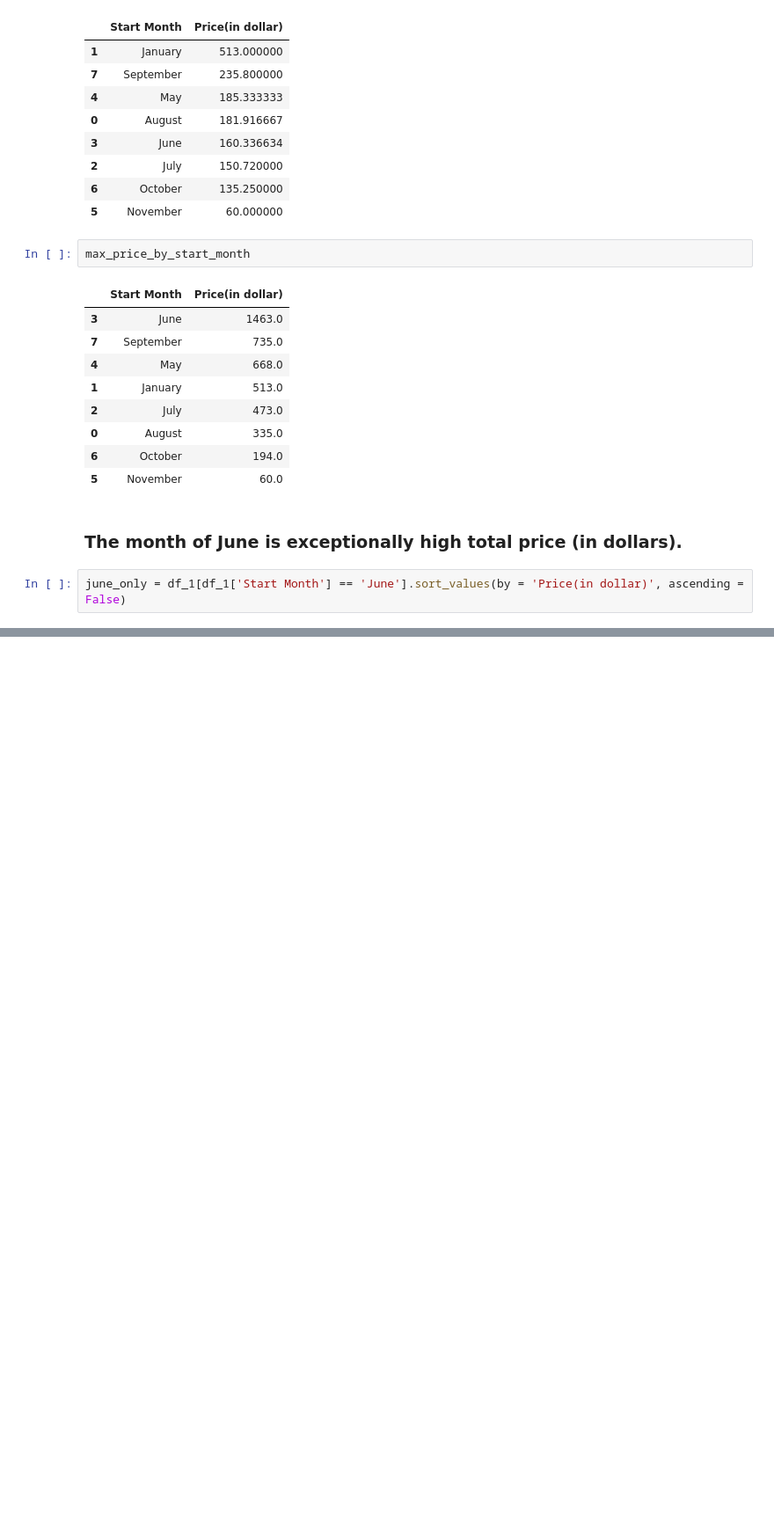
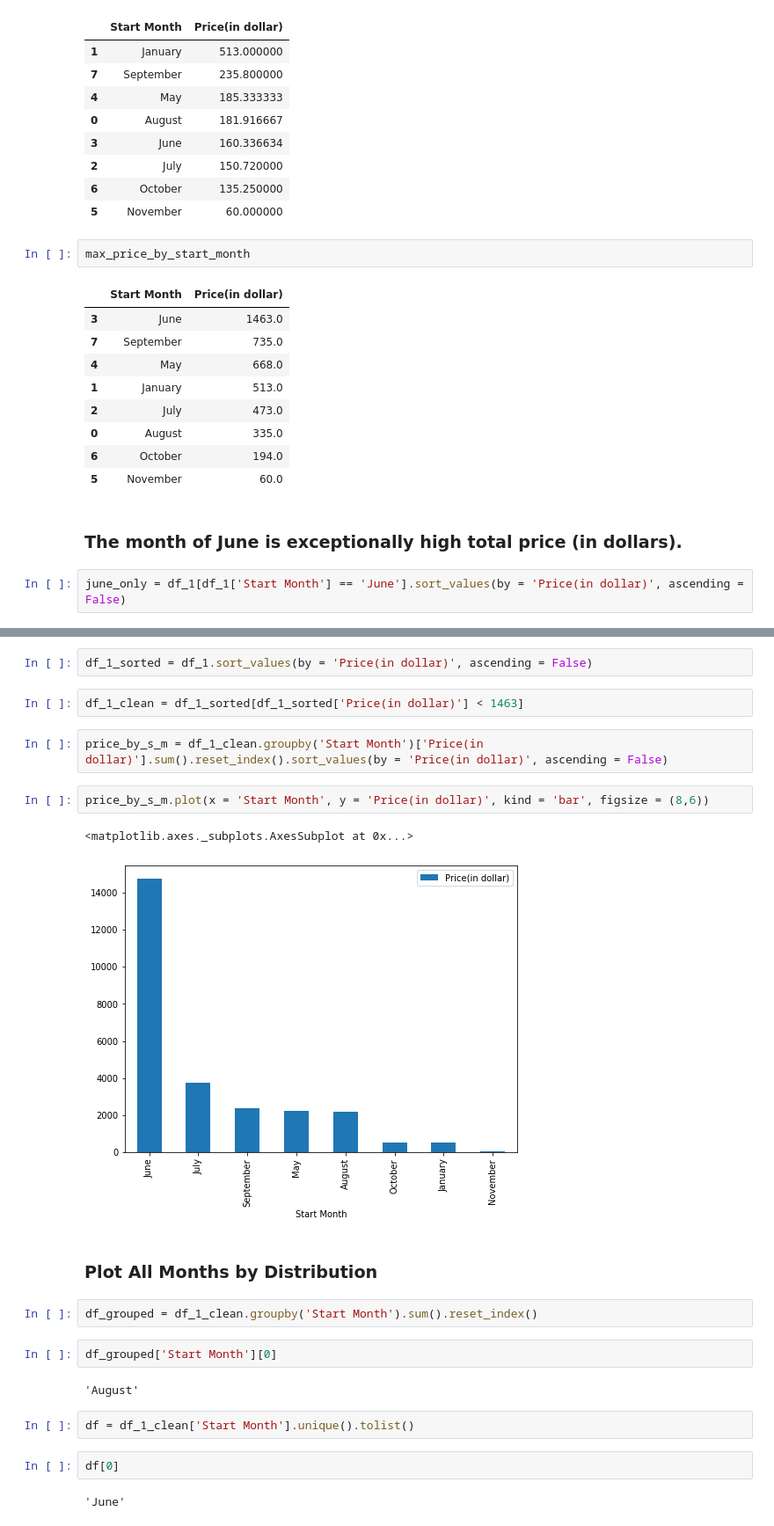
Before and after one commit to nvnehemias/airbnb-analytics-portfolio, a Jupyter notebook: airbnb-analytics-portfolio/notebooks/02_data_analysis.ipynb, the cells around one changed output, grey strips where cells are left out. Shown at 88% size. Cells and saved outputs as stored; diff of their text form; blank space fills up the shorter version.

```diff
--- a/airbnb-analytics-portfolio/notebooks/02_data_analysis.ipynb
+++ b/airbnb-analytics-portfolio/notebooks/02_data_analysis.ipynb
@@ -109,0 +107,25 @@ plt.show()
+# %%
+df_1_sorted = df_1.sort_values(by = 'Price(in dollar)', ascending = False)
+# %%
+df_1_clean = df_1_sorted[df_1_sorted['Price(in dollar)'] < 1463]
+# %%
+price_by_s_m = df_1_clean.groupby('Start Month')['Price(in dollar)'].sum().reset_index().sort_values(by = 'Price(in dollar)', ascending = False)
+# %%
+price_by_s_m.plot(x = 'Start Month', y = 'Price(in dollar)', kind = 'bar', figsize = (8,6))
+# %% [output]
+<matplotlib.axes._subplots.AxesSubplot at 0x...>
+[figure, added]
+# %% [markdown]
+### Plot All Months by Distribution
+# %%
+df_grouped = df_1_clean.groupby('Start Month').sum().reset_index()
+# %%
+df_grouped['Start Month'][0]
+# %% [output]
+'August'
+# %%
+df = df_1_clean['Start Month'].unique().tolist()
+# %%
+df[0]
+# %% [output]
+'June'
```
Also changed, not shown: parts of 7 cells of this notebook, 3 other files.
